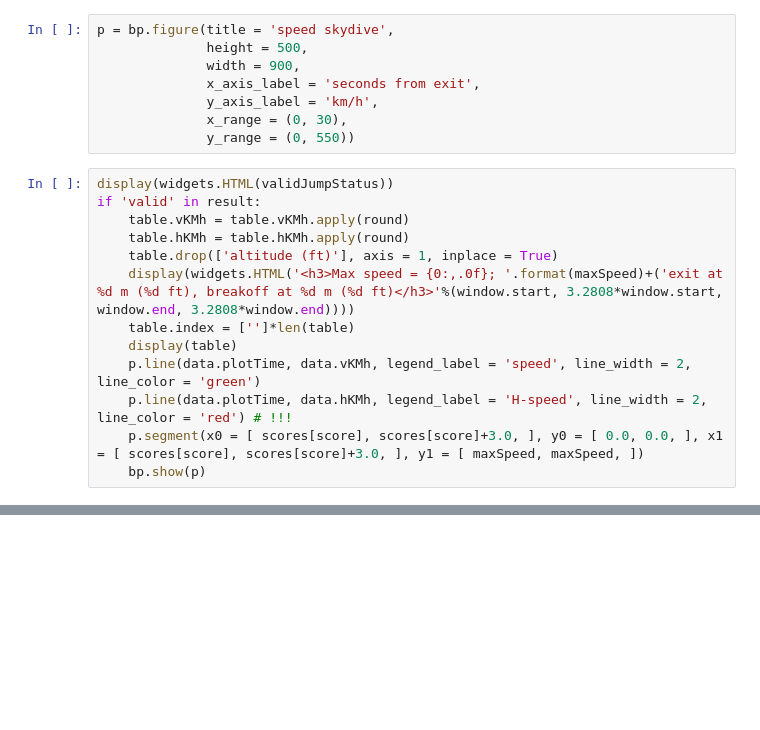
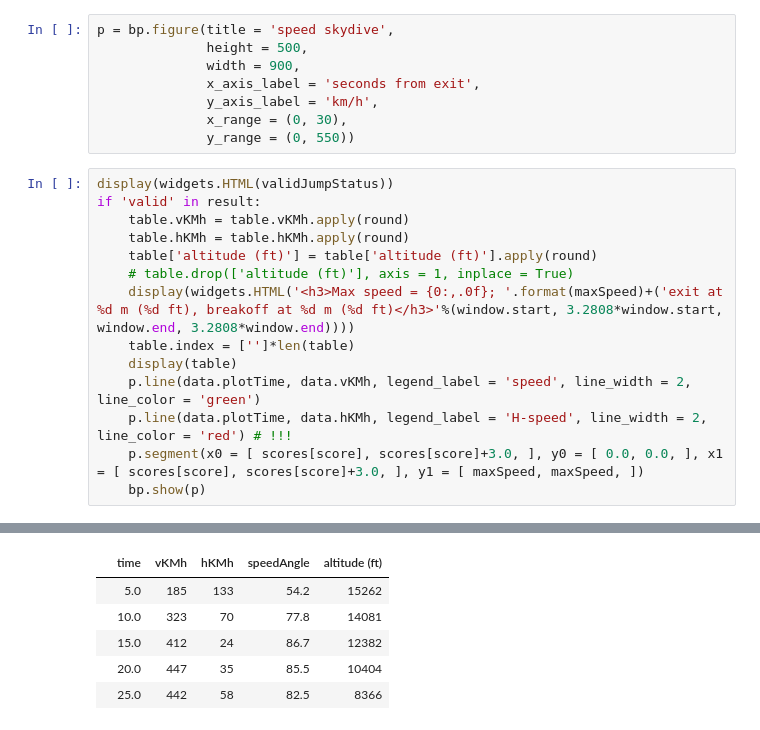
Before and after one commit to pr3d4t0r/SSScoring, a Jupyter notebook: proto-app-00-single-jump.ipynb, the cells around one changed output, grey strips where cells are left out. Cells and saved outputs as stored; diff of their text form; blank space fills up the shorter version.

```diff
--- a/proto-app-00-single-jump.ipynb
+++ b/proto-app-00-single-jump.ipynb
@@ -72,7 +83,8 @@ display(widgets.HTML(validJumpStatus))
 if 'valid' in result:
     table.vKMh = table.vKMh.apply(round)
     table.hKMh = table.hKMh.apply(round)
-    table.drop(['altitude (ft)'], axis = 1, inplace = True)
+    table['altitude (ft)'] = table['altitude (ft)'].apply(round)
+    # table.drop(['altitude (ft)'], axis = 1, inplace = True)
     display(widgets.HTML('<h3>Max speed = {0:,.0f}; '.format(maxSpeed)+('exit at %d m (%d ft), breakoff at %d m (%d ft)</h3>'%(window.start, 3.2808*window.start, window.end, 3.2808*window.end))))
     table.index = ['']*len(table)
     display(table)
@@ -80,3 +92,4 @@ if 'valid' in result:
     p.line(data.plotTime, data.hKMh, legend_label = 'H-speed', line_width = 2, line_color = 'red') # !!!
     p.segment(x0 = [ scores[score], scores[score]+3.0, ], y0 = [ 0.0, 0.0, ], x1 = [ scores[score], scores[score]+3.0, ], y1 = [ maxSpeed, maxSpeed, ])
     bp.show(p)
+# %% [output]
@@ -82,0 +98,6 @@ if 'valid' in result:
+|  | time | vKMh | hKMh | speedAngle | altitude (ft) |
+|  | 5.0 | 185 | 133 | 54.2 | 15262 |
+|  | 10.0 | 323 | 70 | 77.8 | 14081 |
+|  | 15.0 | 412 | 24 | 86.7 | 12382 |
+|  | 20.0 | 447 | 35 | 85.5 | 10404 |
+|  | 25.0 | 442 | 58 | 82.5 | 8366 |
```
Also changed, not shown: parts of 4 cells of this notebook, 4 other files.
